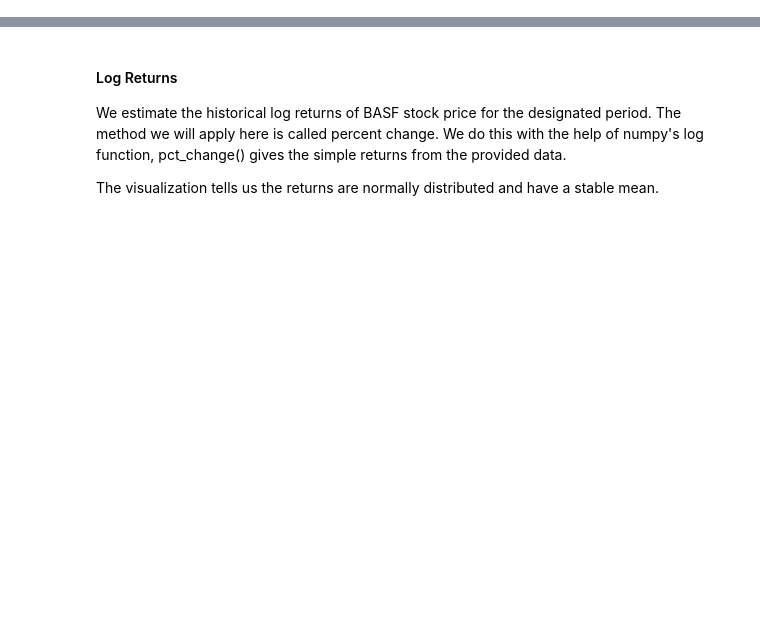
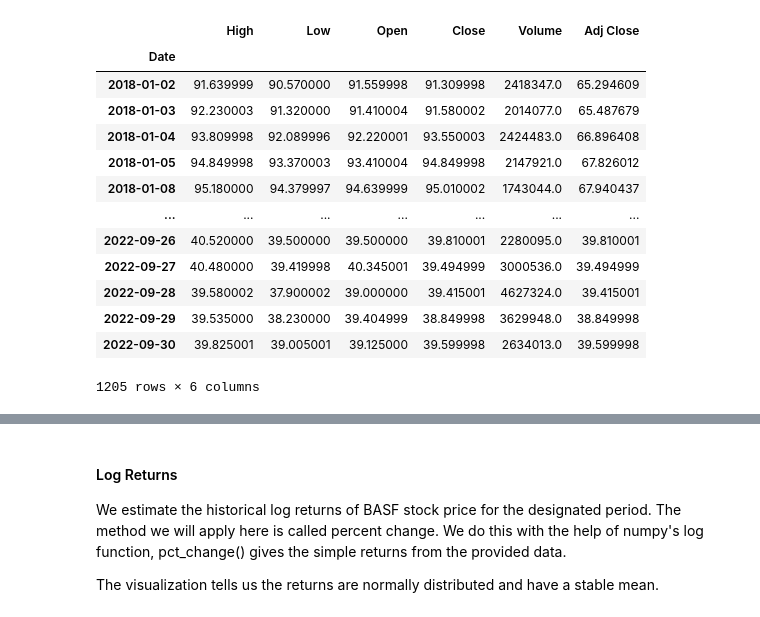
Before and after one commit to Dela12/Portfolio, a Jupyter notebook: Monte Carlo Simulation.ipynb, the cells around one changed output, grey strips where cells are left out. Saved outputs shown, nothing was run; the diff lists cells and outputs as text; code cells hidden in the pictures; blank space fills up the shorter version.

```diff
--- a/Monte Carlo Simulation.ipynb
+++ b/Monte Carlo Simulation.ipynb
@@ -60,0 +82,18 @@ We obtain BASF histocal adjusted closing price data from yahoo finance for the p
+# %%
+BASF_data = wb.DataReader('BAS.DE', data_source = 'yahoo', start = '2018-01-01', end = '2022-09-30')
+BASF_data
+# %% [output]
+|  | High | Low | Open | Close | Volume | Adj Close |
+| Date |  |  |  |  |  |  |
+| 2018-01-02 | 91.639999 | 90.570000 | 91.559998 | 91.309998 | 2418347.0 | 65.294609 |
+| 2018-01-03 | 92.230003 | 91.320000 | 91.410004 | 91.580002 | 2014077.0 | 65.487679 |
+| 2018-01-04 | 93.809998 | 92.089996 | 92.220001 | 93.550003 | 2424483.0 | 66.896408 |
+| 2018-01-05 | 94.849998 | 93.370003 | 93.410004 | 94.849998 | 2147921.0 | 67.826012 |
+| 2018-01-08 | 95.180000 | 94.379997 | 94.639999 | 95.010002 | 1743044.0 | 67.940437 |
+| ... | ... | ... | ... | ... | ... | ... |
+| 2022-09-26 | 40.520000 | 39.500000 | 39.500000 | 39.810001 | 2280095.0 | 39.810001 |
+| 2022-09-27 | 40.480000 | 39.419998 | 40.345001 | 39.494999 | 3000536.0 | 39.494999 |
+| 2022-09-28 | 39.580002 | 37.900002 | 39.000000 | 39.415001 | 4627324.0 | 39.415001 |
+| 2022-09-29 | 39.535000 | 38.230000 | 39.404999 | 38.849998 | 3629948.0 | 38.849998 |
+| 2022-09-30 | 39.825001 | 39.005001 | 39.125000 | 39.599998 | 2634013.0 | 39.599998 |
+1205 rows × 6 columns
```
Also changed, not shown: parts of 24 cells of this notebook.
